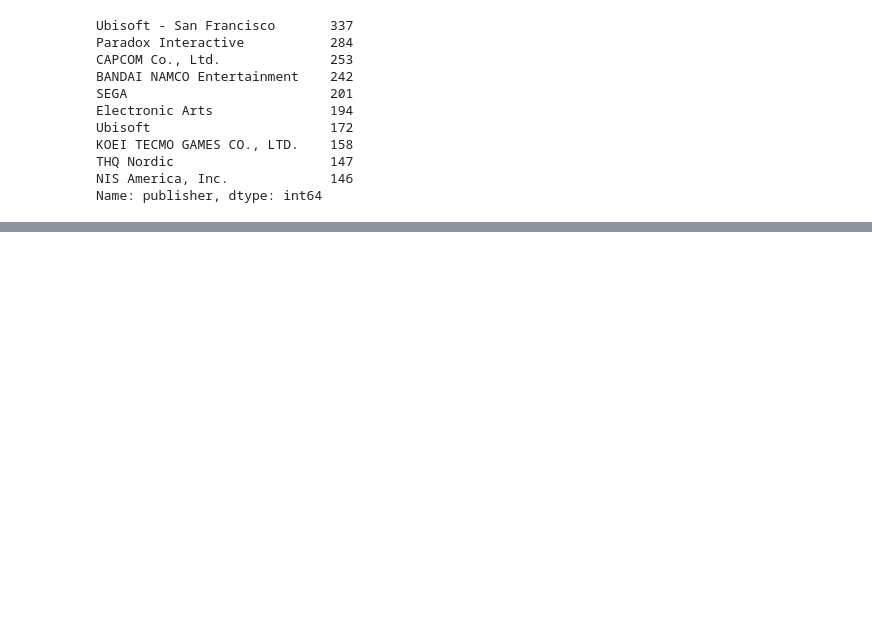
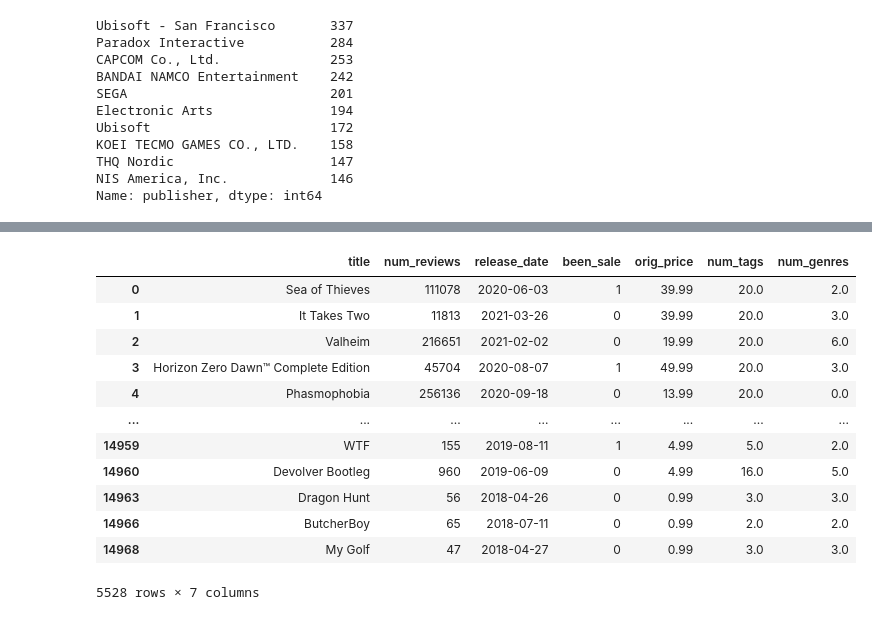
Before and after one commit to MichaelHarnett/Regression_Metis, a Jupyter notebook: modeling_work.ipynb, the cells around one changed output, grey strips where cells are left out. Saved outputs shown, nothing was run; the diff lists cells and outputs as text; code cells hidden in the pictures; blank space fills up the shorter version.

Commit message:
finally got a prelim df of all reviews, and numeric columns

```diff
--- a/modeling_work.ipynb
+++ b/modeling_work.ipynb
@@ -438,0 +473,2 @@ ValueError: Unable to parse string "111,078" at position 0
+# %%
+reviewsdf.num_reviews = reviewsdf.num_reviews.astype(int)
@@ -438,0 +497,2 @@ ValueError: Unable to parse string "111,078" at position 0
+# %%
+reviewsdf.orig_price = reviewsdf.orig_price.str.replace('$','').astype(float)
@@ -438,0 +521,2 @@ ValueError: Unable to parse string "111,078" at position 0
+# %%
+reviewsdf.release_date = pd.to_datetime(reviewsdf.release_date)
@@ -438,0 +560,21 @@ ValueError: Unable to parse string "111,078" at position 0
+# %%
+prelimdf = reviewsdf[['title','num_reviews',
+                      'release_date', 'been_sale',
+                      'orig_price', 'num_tags',
+                      'num_genres']]
+# %%
+prelimdf
+# %% [output]
+|  | title | num_reviews | release_date | been_sale | orig_price | num_tags | num_genres |
+| 0 | Sea of Thieves | 111078 | 2020-06-03 | 1 | 39.99 | 20.0 | 2.0 |
+| 1 | It Takes Two | 11813 | 2021-03-26 | 0 | 39.99 | 20.0 | 3.0 |
+| 2 | Valheim | 216651 | 2021-02-02 | 0 | 19.99 | 20.0 | 6.0 |
+| 3 | Horizon Zero Dawn™ Complete Edition | 45704 | 2020-08-07 | 1 | 49.99 | 20.0 | 3.0 |
+| 4 | Phasmophobia | 256136 | 2020-09-18 | 0 | 13.99 | 20.0 | 0.0 |
+| ... | ... | ... | ... | ... | ... | ... | ... |
+| 14959 | WTF | 155 | 2019-08-11 | 1 | 4.99 | 5.0 | 2.0 |
+| 14960 | Devolver Bootleg | 960 | 2019-06-09 | 0 | 4.99 | 16.0 | 5.0 |
+| 14963 | Dragon Hunt | 56 | 2018-04-26 | 0 | 0.99 | 3.0 | 3.0 |
+| 14966 | ButcherBoy | 65 | 2018-07-11 | 0 | 0.99 | 2.0 | 2.0 |
+| 14968 | My Golf | 47 | 2018-04-27 | 0 | 0.99 | 3.0 | 3.0 |
+5528 rows × 7 columns
```
Also changed, not shown: parts of 14 cells of this notebook.
